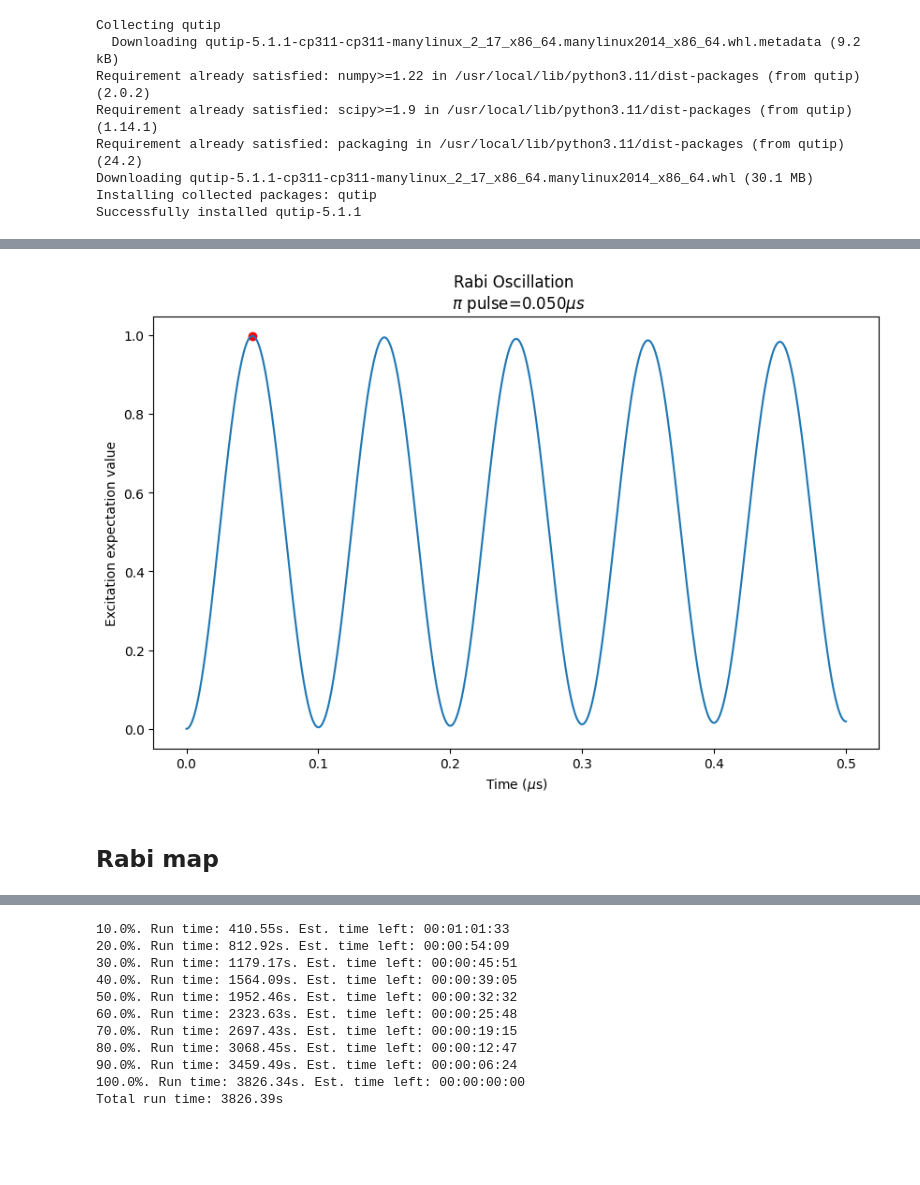
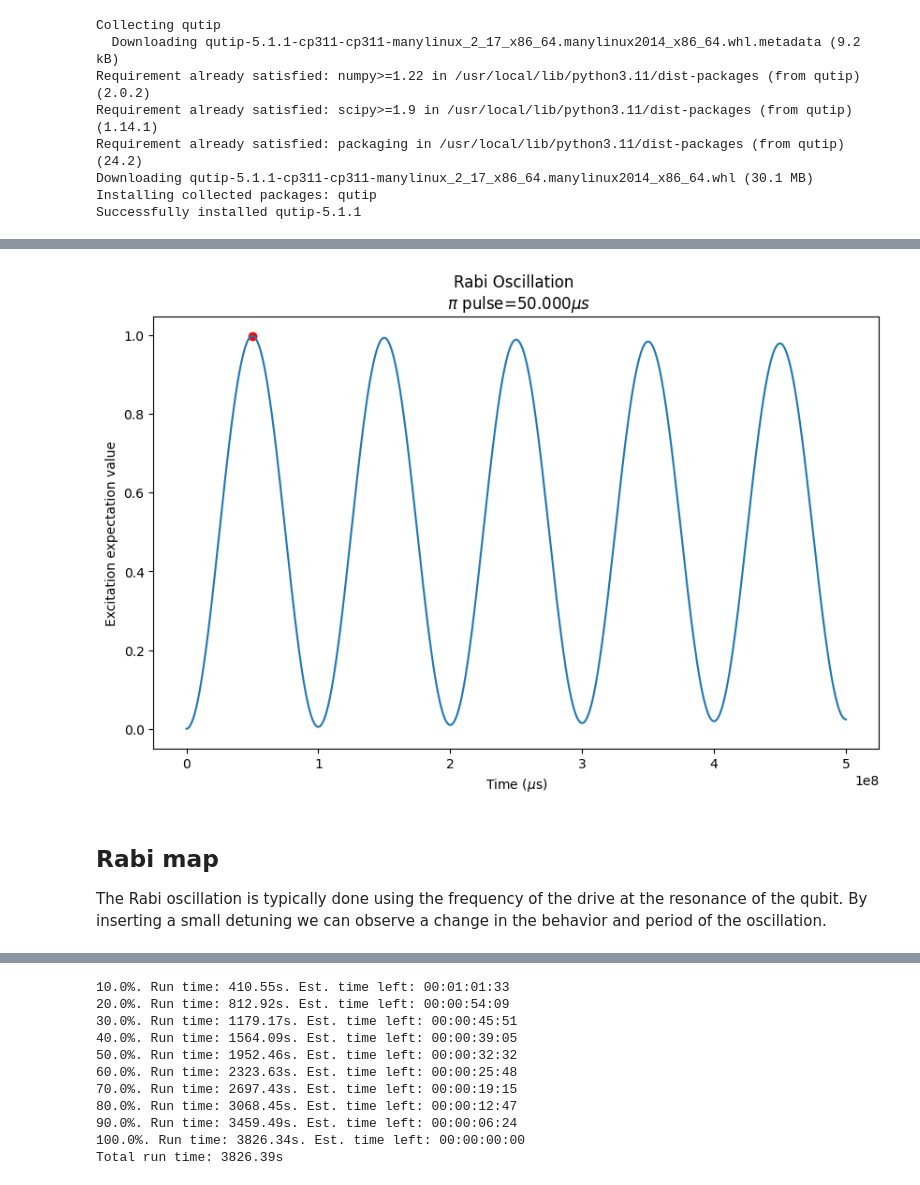
Before and after one commit to Danielgb23/superconducting_qubit_3, a Jupyter notebook: Daniel-simulation-qubit.ipynb, the cells around one changed output, grey strips where cells are left out. Drawn from its saved outputs; the diff is of its cells as text; code cells hidden in the pictures; blank space fills up the shorter version.

```diff
--- a/Daniel-simulation-qubit.ipynb
+++ b/Daniel-simulation-qubit.ipynb
@@ -88,17 +106,19 @@ pi pulse=5.00e-08
 # %%
-#simulation
-#initial state
+# simulation
+# initial state
 psi0=qtp.basis(2,0)
-t=np.linspace(0,500e-9,1000)
+t=np.linspace(0,500,1000)
 def rabi(Det):
-  #Detuned rabi oscillation with Det in [Hz]
-  #drive angular freq
-  wd=wq+Det*2*np.pi
-  #drive pulse
+  # Detuned rabi oscillation with Det in [GHz]
+
+
+  # drive pulse
   def drive(t):
-    return Ed*np.sin(wd*t)
-  res=qtp.mesolve(H(wq,drive),psi0,t,c_ops(T1, T2),[n])
-  #returns the whole oscillation for this detuning
+    wd=wq+Det*2*np.pi # drive angular freq
+    return Ed*np.sin(wd/wq*t) #we normalize the frequency by wq
+
+  res=qtp.mesolve(H(wq,drive),psi0,t*wq,c_ops(T1, T2),[n])
+  # returns the whole oscillation for this detuning
   return res.expect[0]
 # %%
 
@@ -113,15 +133,16 @@ pi pulse: 5.005005005005004e-08
 # %%
 # prompt: plot res
 
 fig, axes = plt.subplots(1, 1, figsize=(10,6))
 
 axes.scatter(t[i]*1e6,res[i],color="red") #pi pulse peak
 axes.plot(t*1e6, res)
 axes.set_xlabel('Time ($\mu$s)')
 axes.set_ylabel('Excitation expectation value')
-axes.set_title(f'Rabi Oscillation \n $\pi$ pulse={pi_pulse*1e6:.3f}$\mu s$');
+axes.set_title(f'Rabi Oscillation \n $\pi$ pulse={pi_pulse:.3f}$\mu s$');
 # %% [output]
-[figure, old version]
+[figure, new version]
-# %% [markdown]
-## Rabi map
+# %% [markdown]
+## Rabi map
+The Rabi oscillation is typically done using the frequency of the drive at the resonance of the qubit. By inserting a small detuning we can observe a change in the behavior and period of the oscillation.
 # %%
```
Also changed, not shown: parts of 34 cells of this notebook.
